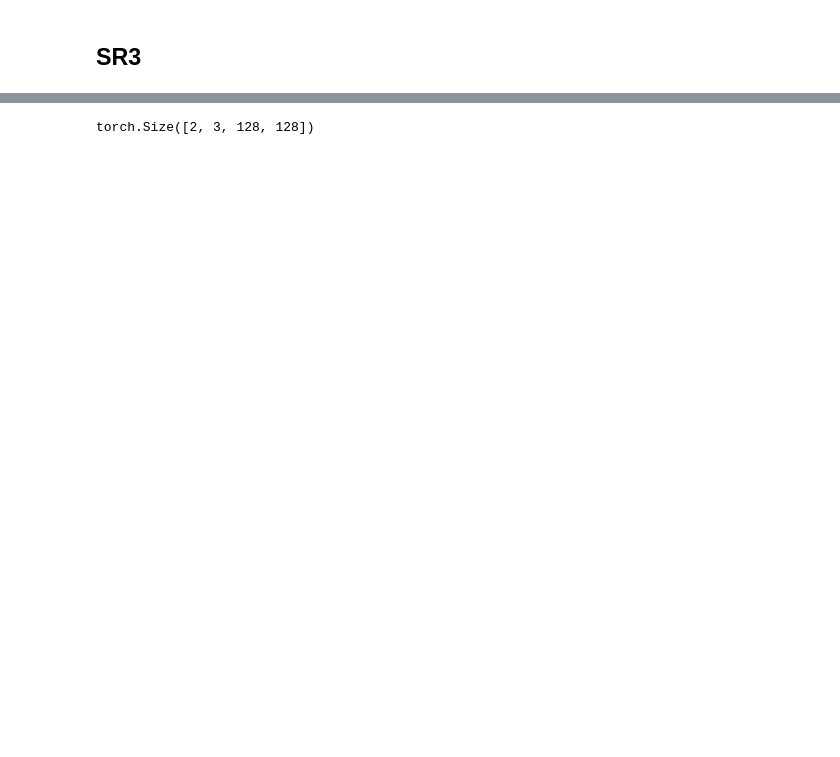
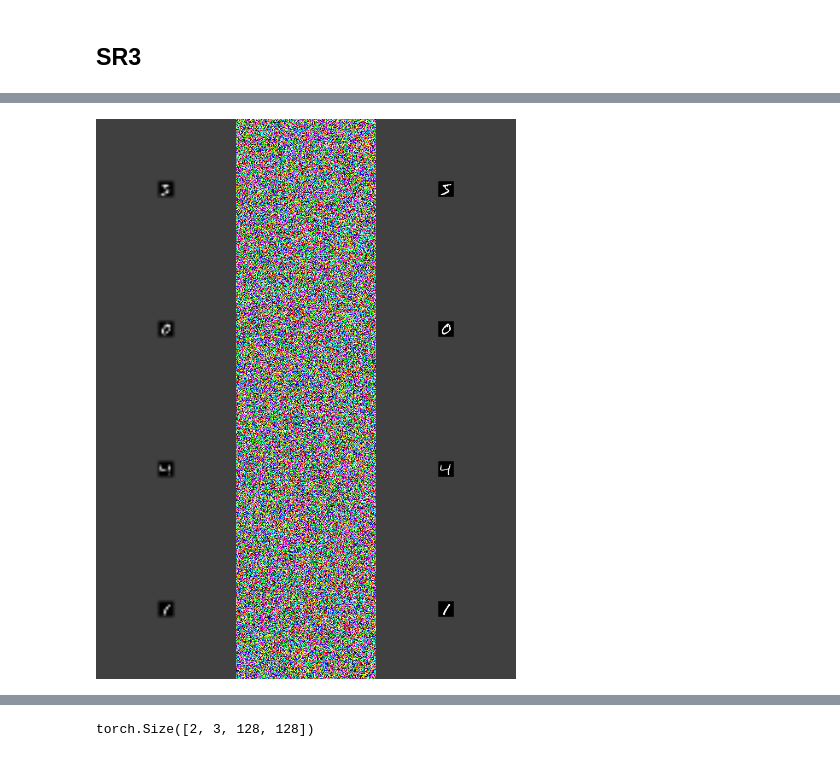
Before and after one commit to ramayer/Elucidated-Diffusion-Model-vibe-coded, a Jupyter notebook: color_attempt.ipynb, the cells around one changed output, grey strips where cells are left out. Cells and saved outputs as stored; diff of their text form; code cells hidden in the pictures; blank space fills up the shorter version.

```diff
--- a/color_attempt.ipynb
+++ b/color_attempt.ipynb
@@ -890,0 +1241,49 @@ for obj in gc.get_objects():
+# %%
+model.eval()
+for hr_256, lr_64 in train_loader:
+    sr_out = sample_sr(model, lr_64.cuda())  # [B, 3, 256, 256]
+    break
+
+#from torchvision.utils import save_image
+#save_image((sr_out + 1) / 2, 'sr_sample.png')  # map [-1,1] → [0,1] for saving
+
+
+from torchvision.utils import make_grid
+import torch
+from PIL import Image
+
+def compare_lr_sr_hr(lr, sr, hr=None, save_path=None):
+    """
+    lr:  [B, 3, 64, 64]   low-res input
+    sr:  [B, 3, 256, 256] super-res output
+    hr:  [B, 3, 256, 256] optional ground-truth high-res
+    """
+
+    # Upsample LR to match SR size for visual comparison
+    lr_up = torch.nn.functional.interpolate(lr, size=(256,256), mode='bilinear', align_corners=False)
+
+    imgs = []
+    for i in range(lr_up.size(0)):
+        row = [lr_up[i].cpu(), sr[i].cpu()]
+        if hr is not None:
+            row.append(hr[i].cpu())
+        imgs.append(torch.cat(row, dim=2))  # concatenate horizontally
+
+    # Combine all rows vertically
+    grid = torch.cat(imgs, dim=1)  # shape: [3, H*num_samples, W*columns]
+
+    # map [-1,1] → [0,1]
+    grid = (grid.clamp(-1, 1) + 1) / 2
+
+    # convert to PIL
+    grid = (grid * 255).byte().permute(1,2,0).cpu().numpy()
+    img = Image.fromarray(grid)
+
+    if save_path:
+        img.save(save_path)
+
+    return img
+
+compare_lr_sr_hr(lr_64,sr_out,hr_256)
+# %% [output]
+[figure, added]
```
Also changed, not shown: parts of 20 cells of this notebook, 1 other file.
